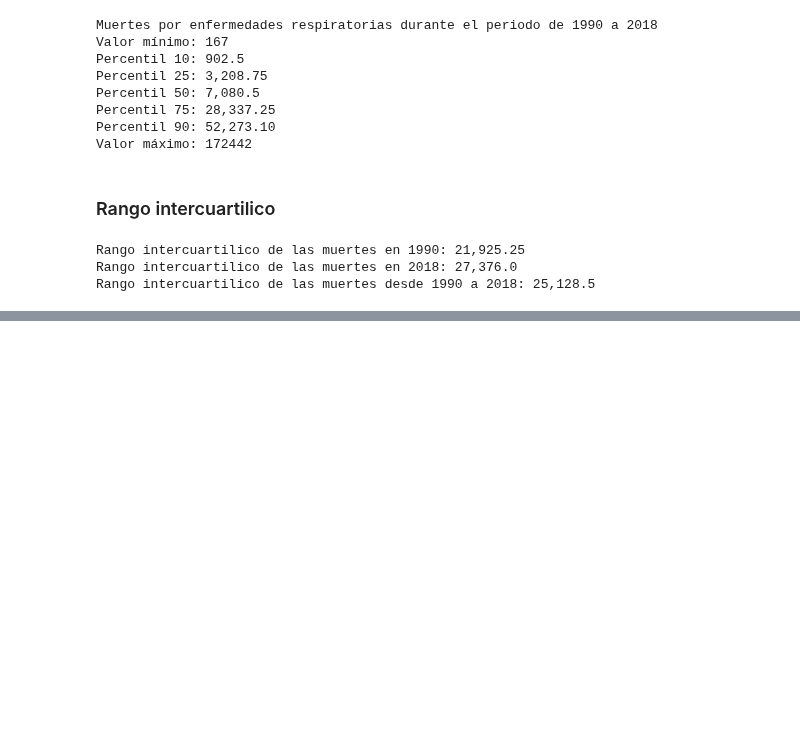
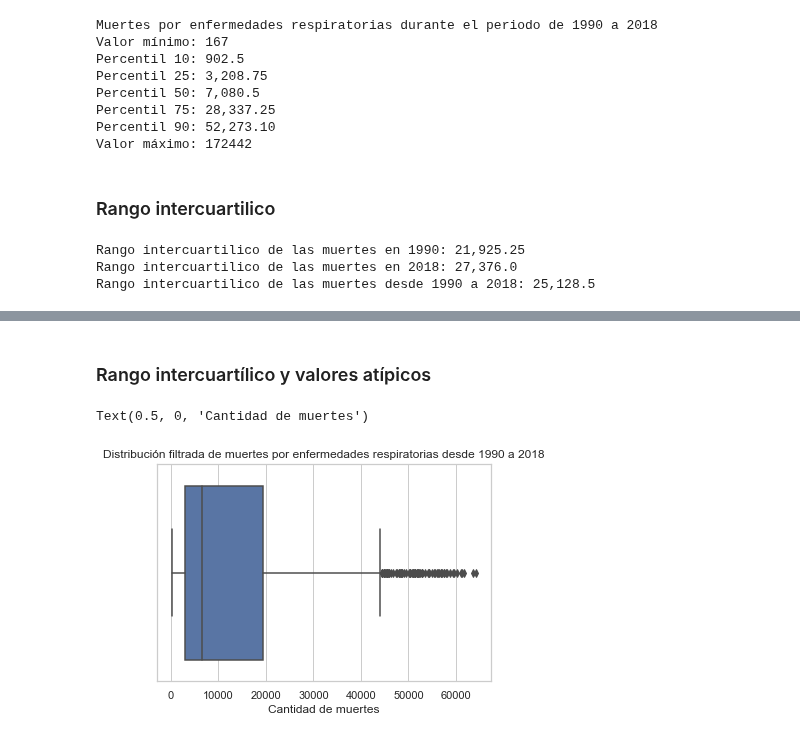
Before and after one commit to LIZZETHGOMEZ/Data-Science-Fase-3-BEDU-Santander, a Jupyter notebook: Notebook.ipynb, the cells around one changed output, grey strips where cells are left out. Cells and saved outputs as stored; diff of their text form; code cells hidden in the pictures; blank space fills up the shorter version.

```diff
--- a/Notebook.ipynb
+++ b/Notebook.ipynb
@@ -381,0 +427,14 @@ Rango intercuartilico de las muertes desde 1990 a 2018: 25,128.5
+# %% [markdown]
+### Rango intercuartílico y valores atípicos
+# %%
+iqr = df['total_respiratory_diseases'].quantile(0.75) - df['total_respiratory_diseases'].quantile(0.25)
+filtro_inferior = df['total_respiratory_diseases'] > df['total_respiratory_diseases'].quantile(0.25) - (iqr * 1.5)
+filtro_superior = df['total_respiratory_diseases'] < df['total_respiratory_diseases'].quantile(0.75) + (iqr * 1.5)
+df_filtrado = df[filtro_inferior & filtro_superior]
+
+ax = sns.boxplot(x=df_filtrado['total_respiratory_diseases'])
+ax.set_title('Distribución filtrada de muertes por enfermedades respiratorias desde 1990 a 2018')
+ax.set_xlabel('Cantidad de muertes')
+# %% [output]
+Text(0.5, 0, 'Cantidad de muertes')
+[figure, added]
```
Also changed, not shown: parts of 20 cells of this notebook.
